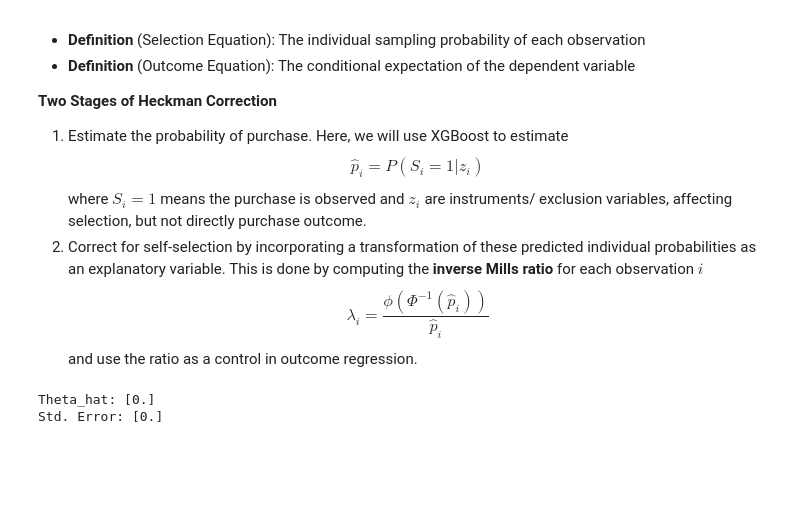
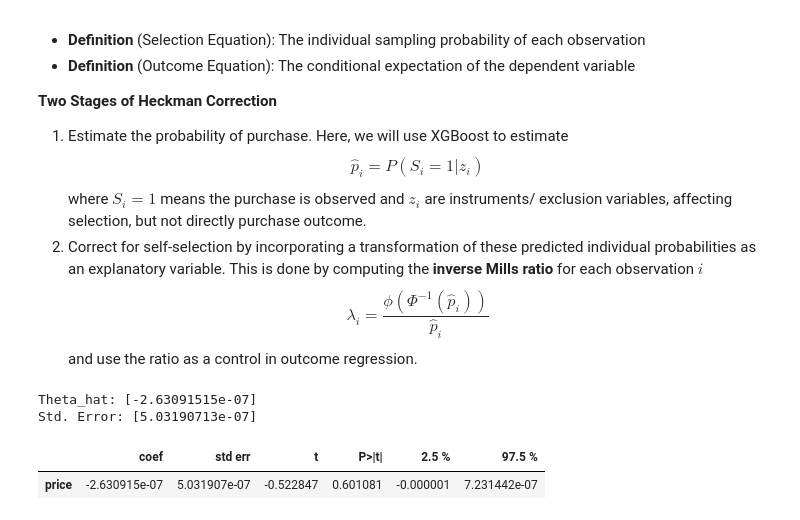
Before and after one commit to jacquelinedoan/pricing_causal, a Jupyter notebook: pricing_causal.ipynb, the cells around one changed output. Drawn from its saved outputs; the diff is of its cells as text; code cells hidden in the pictures; blank space fills up the shorter version.

```diff
--- a/pricing_causal.ipynb
+++ b/pricing_causal.ipynb
@@ -329,25 +307,25 @@ master['imr'] = imr
+# %%
+df = pd.concat([XZ_encoded.drop(columns='const'), df[['quantity', 'price']]], axis=1)
+# %%
+prod_cat = df.columns[[col.__contains__('product_category_name') for col in df.columns]]
+
+covariates.remove('product_category_name_english')
+covariates.remove('customer_state')
 # %%
-# Outcome model
-from doubleml import DoubleMLData, DoubleMLPLR
-
-X_outcome = master[covariates+['imr', 'S', 'price']]
-
-# One-hot encode categorical columns in XZ
-X_outcome_encoded = pd.get_dummies(
-                          X_outcome,
-                          columns=X_outcome.select_dtypes(include=['object']).columns,
-                          dummy_na=False)
-
-dml_data = DoubleMLData(data=X_outcome_encoded[X_outcome_encoded.S==1],
-                        y_col='S', # outcome
-                        d_cols='price', # treatment
-                        x_cols= X_outcome_encoded.drop(columns=['S', 'price']).columns.tolist(), # covariates
+dml_data = DoubleMLData(data=df,
+                        # outcome
+                        y_col='quantity',
+                        # treatment
+                        d_cols='price',
+                        # covariates
+                        x_cols= covariates + prod_cat.to_list() + iv
                         )
 
 # Double ML
 ml_l = XGBRegressor(n_estimators=100, max_depth=3)
 ml_m = XGBRegressor(n_estimators=100, max_depth=3)
 
+# Partial Linear Model
 dml_plr = DoubleMLPLR(dml_data, ml_l=ml_l, ml_m=ml_m)
 dml_plr.fit()
 
@@ -355,5 +333,5 @@ dml_plr.fit()
 print("Theta_hat:", dml_plr.coef)
 print("Std. Error:", dml_plr.se)
 # %% [output]
-Theta_hat: [0.]
-Std. Error: [0.]
+Theta_hat: [-2.63091515e-07]
+Std. Error: [5.03190713e-07]
@@ -359,0 +340,5 @@ Std. Error: [0.]
+# %%
+dml_plr.summary
+# %% [output]
+|  | coef | std err | t | P>|t| | 2.5 % | 97.5 % |
+| price | -2.630915e-07 | 5.031907e-07 | -0.522847 | 0.601081 | -0.000001 | 7.231442e-07 |
```
Also changed, not shown: parts of 9 cells of this notebook.
